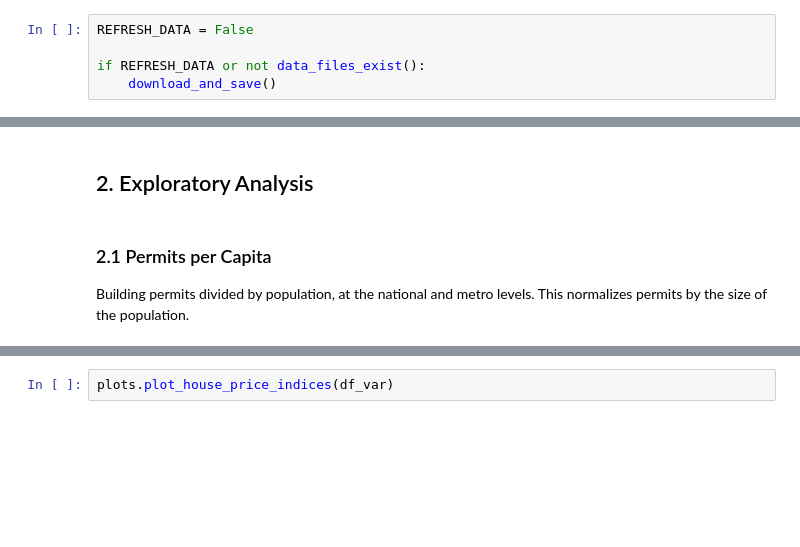
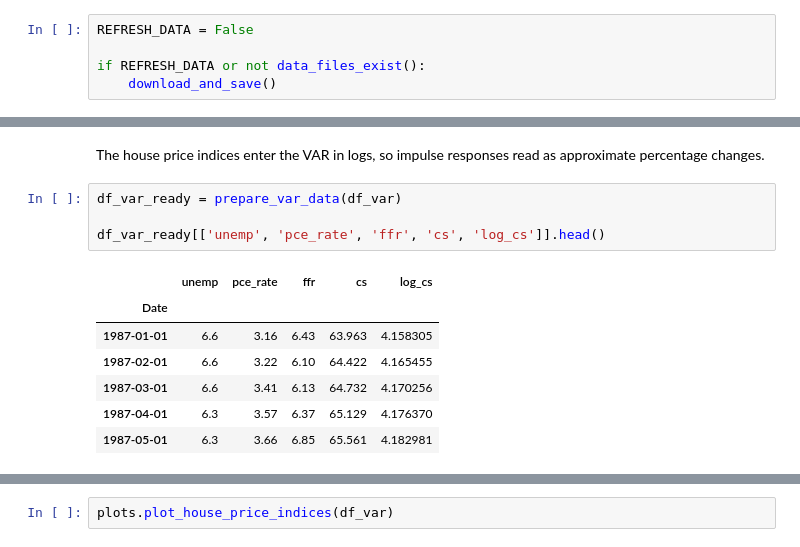
Before and after one commit to taitola/msc-thesis-svar-analysis, a Jupyter notebook: thesis_analysis.ipynb, the cells around one changed output, grey strips where cells are left out. Drawn from its saved outputs; the diff is of its cells as text; blank space fills up the shorter version.

```diff
--- a/thesis_analysis.ipynb
+++ b/thesis_analysis.ipynb
@@ -45,5 +51,14 @@ VAR Data Range: 1987-01-01 00:00:00 to 2007-07-01 00:00:00
-# %% [markdown]
-## 2. Exploratory Analysis
-# %% [markdown]
-### 2.1 Permits per Capita
-Building permits divided by population, at the national and metro levels. This normalizes permits by the size of the population.
+# %% [markdown]
+The house price indices enter the VAR in logs, so impulse responses read as approximate percentage changes.
+# %%
+df_var_ready = prepare_var_data(df_var)
+
+df_var_ready[['unemp', 'pce_rate', 'ffr', 'cs', 'log_cs']].head()
+# %% [output]
+|  | unemp | pce_rate | ffr | cs | log_cs |
+| Date |  |  |  |  |  |
+| 1987-01-01 | 6.6 | 3.16 | 6.43 | 63.963 | 4.158305 |
+| 1987-02-01 | 6.6 | 3.22 | 6.10 | 64.422 | 4.165455 |
+| 1987-03-01 | 6.6 | 3.41 | 6.13 | 64.732 | 4.170256 |
+| 1987-04-01 | 6.3 | 3.57 | 6.37 | 65.129 | 4.176370 |
+| 1987-05-01 | 6.3 | 3.66 | 6.85 | 65.561 | 4.182981 |
```
Also changed, not shown: parts of 32 cells of this notebook, 8 other files.
